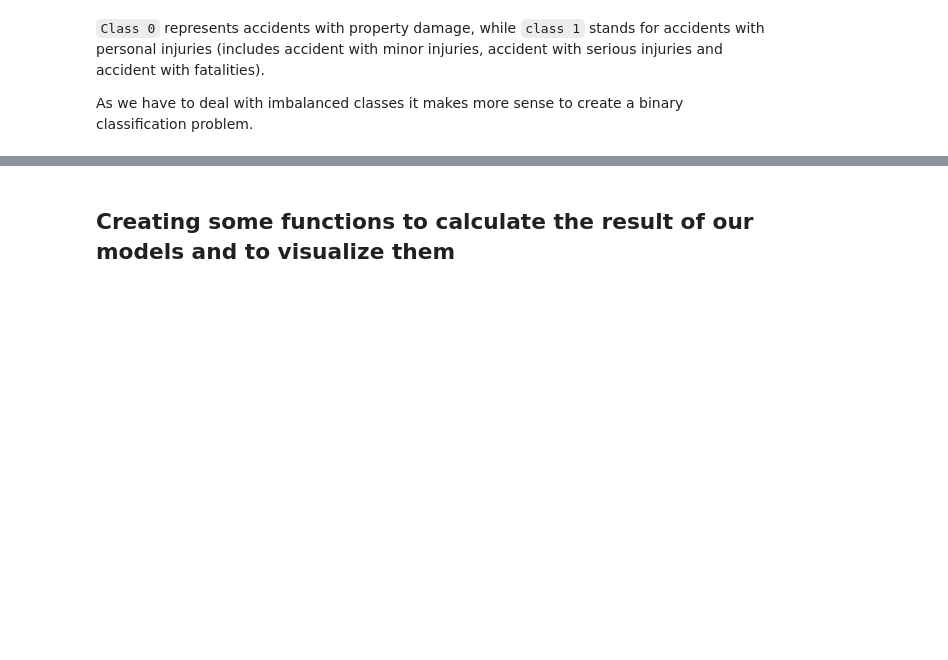
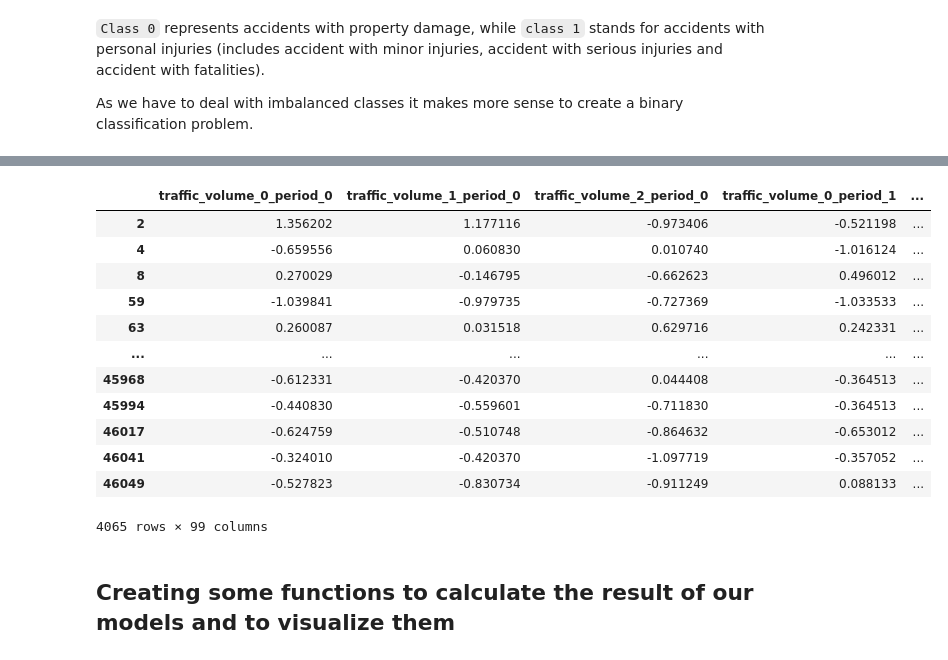
Before and after one commit to GOget42/CS_Group_Project, a Jupyter notebook: Jupyter Notebooks for Data Preprocessing/Modeling.ipynb, the cells around one changed output, grey strips where cells are left out. Cells and saved outputs as stored; diff of their text form; code cells hidden in the pictures; blank space fills up the shorter version.

```diff
--- a/Jupyter Notebooks for Data Preprocessing/Modeling.ipynb
+++ b/Jupyter Notebooks for Data Preprocessing/Modeling.ipynb
@@ -54,3 +96,19 @@ array([0, 0, 0, ..., 0, 0, 0])
+# %%
+X_train[X_train['pedestrian_volume_0_period_0'].isna()]
+# %% [output]
+|  | traffic_volume_0_period_0 | traffic_volume_1_period_0 | traffic_volume_2_period_0 | traffic_volume_0_period_1 | ... |
+| 2 | 1.356202 | 1.177116 | -0.973406 | -0.521198 | ... |
+| 4 | -0.659556 | 0.060830 | 0.010740 | -1.016124 | ... |
+| 8 | 0.270029 | -0.146795 | -0.662623 | 0.496012 | ... |
+| 59 | -1.039841 | -0.979735 | -0.727369 | -1.033533 | ... |
+| 63 | 0.260087 | 0.031518 | 0.629716 | 0.242331 | ... |
+| ... | ... | ... | ... | ... | ... |
+| 45968 | -0.612331 | -0.420370 | 0.044408 | -0.364513 | ... |
+| 45994 | -0.440830 | -0.559601 | -0.711830 | -0.364513 | ... |
+| 46017 | -0.624759 | -0.510748 | -0.864632 | -0.653012 | ... |
+| 46041 | -0.324010 | -0.420370 | -1.097719 | -0.357052 | ... |
+| 46049 | -0.527823 | -0.830734 | -0.911249 | 0.088133 | ... |
+4065 rows × 99 columns
 # %% [markdown]
 ## Creating some functions to calculate the result of our models and to visualize them
 # %%
```
Also changed, not shown: parts of 15 cells of this notebook.
